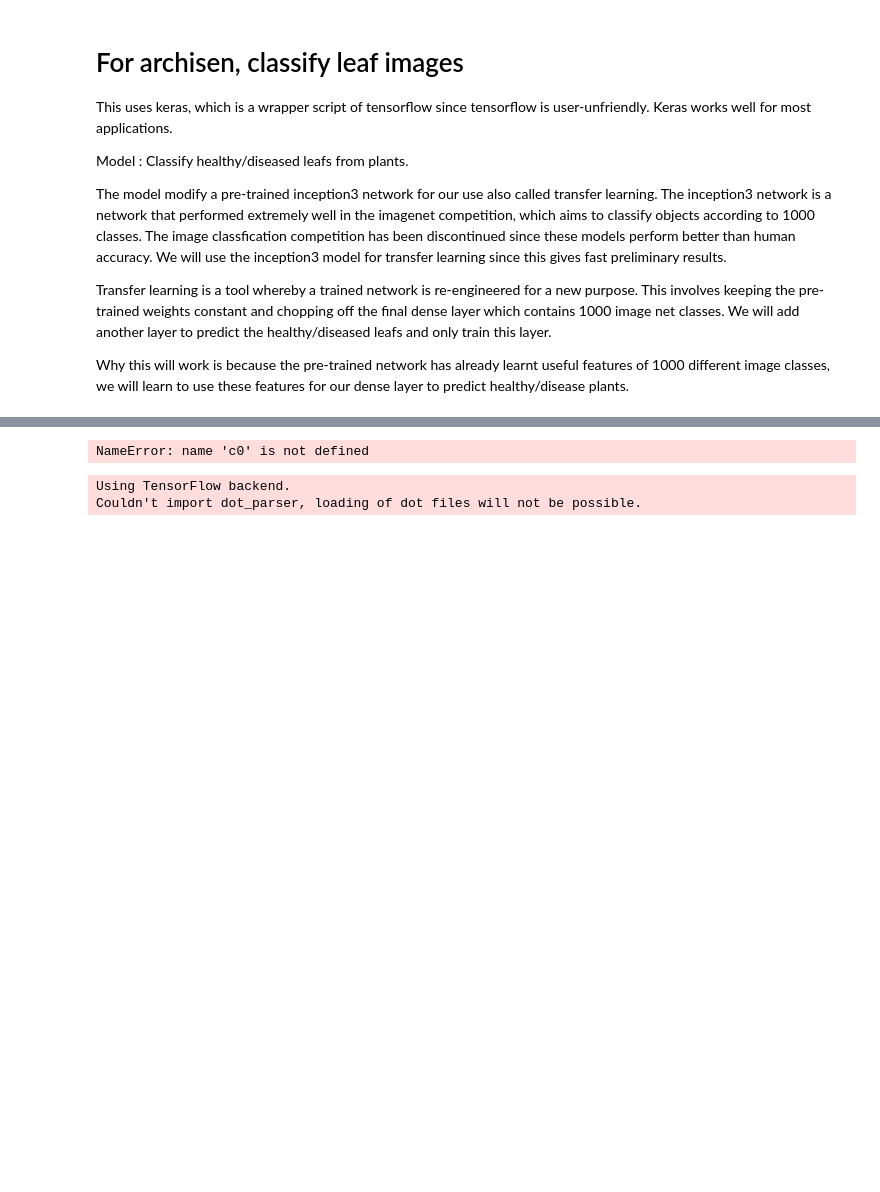
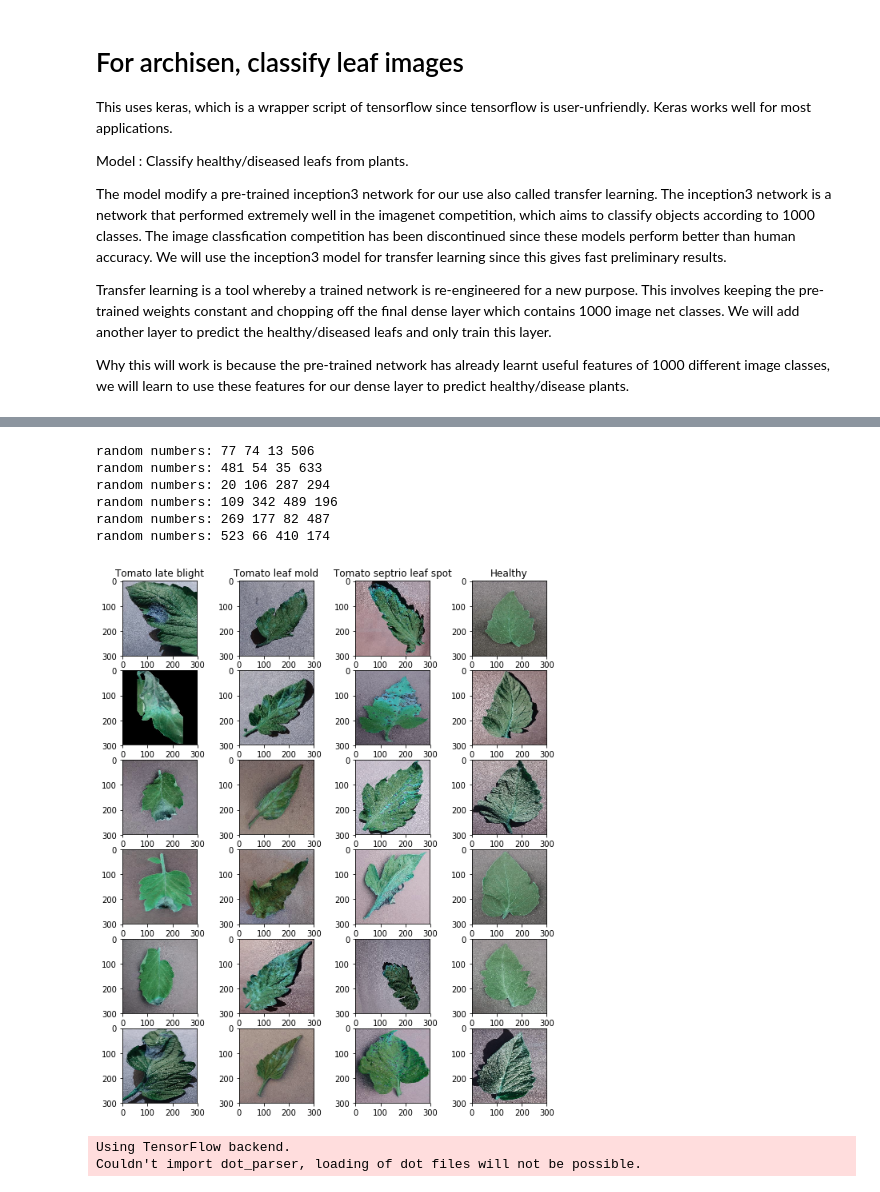
Before and after one commit to leexa90/Crop_disease_detection, a Jupyter notebook: Archisen.ipynb, the cells around one changed output, grey strips where cells are left out. Cells and saved outputs as stored; diff of their text form; code cells hidden in the pictures; blank space fills up the shorter version.

```diff
--- a/Archisen.ipynb
+++ b/Archisen.ipynb
@@ -29,19 +27,25 @@ IOError: [Errno 2] No such file or directory: 'train/c_30.npy.gz'
 # %%
 # random plot figures
 if True:
-    f, ax = plt.subplots(6,4,figsize=(10,13))
+    f, ax = plt.subplots(6,4,figsize=(10,12))
     for i in range(0,6):
         a,b = np.random.randint(0,len(c0)),np.random.randint(0,len(c1)) #random generator
         c,d = np.random.randint(0,len(c3)),np.random.randint(0,len(c3)) #random generator
         ax[i,0].imshow(c0[a]);ax[i,1].imshow(c1[b]);ax[i,2].imshow(c2[c]);ax[i,3].imshow(c3[d])
         print 'random numbers:',a,b,c,d
     ax[0,0].set_title('Tomato late blight')
     ax[0,1].set_title('Tomato leaf mold')
     ax[0,2].set_title('Tomato septrio leaf spot')
     ax[0,3].set_title('Healthy')
     plt.show()
 # %% [output]
-NameError: name 'c0' is not defined
+random numbers: 77 74 13 506
+random numbers: 481 54 35 633
+random numbers: 20 106 287 294
+random numbers: 109 342 489 196
+random numbers: 269 177 82 487
+random numbers: 523 66 410 174
+[figure, added]
 # %%
 # concateneate all classes together
 X ,y = np.concatenate([c0,c1,c2,c3],axis=0), np.concatenate([y0,y1,y2,y3],axis=0)
```
Also changed, not shown: parts of 2 cells of this notebook.
